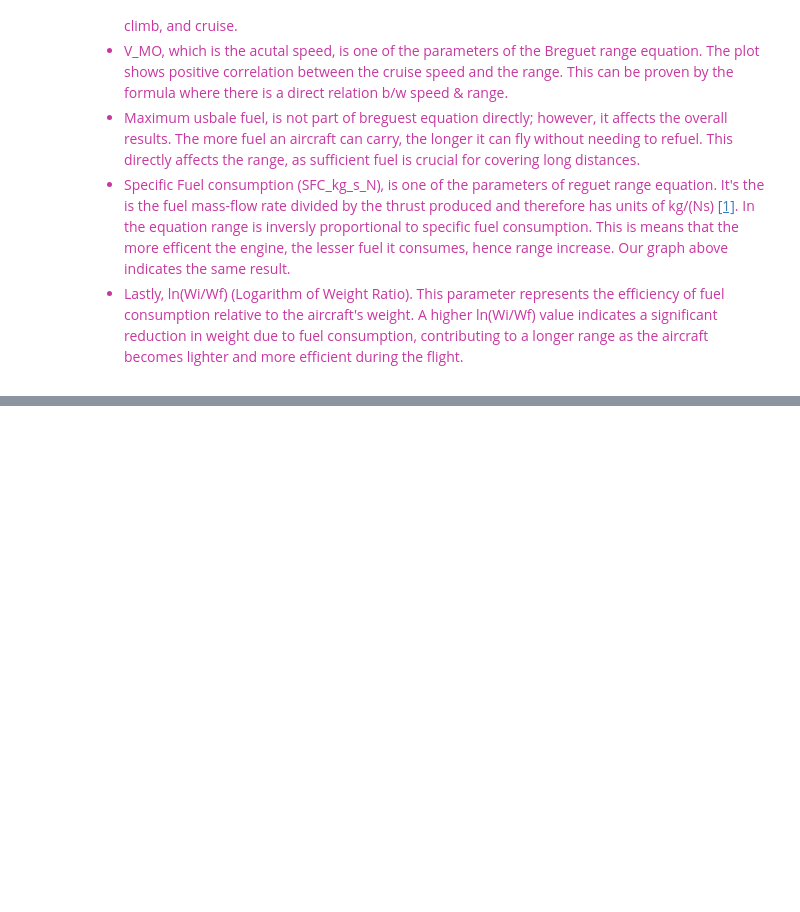
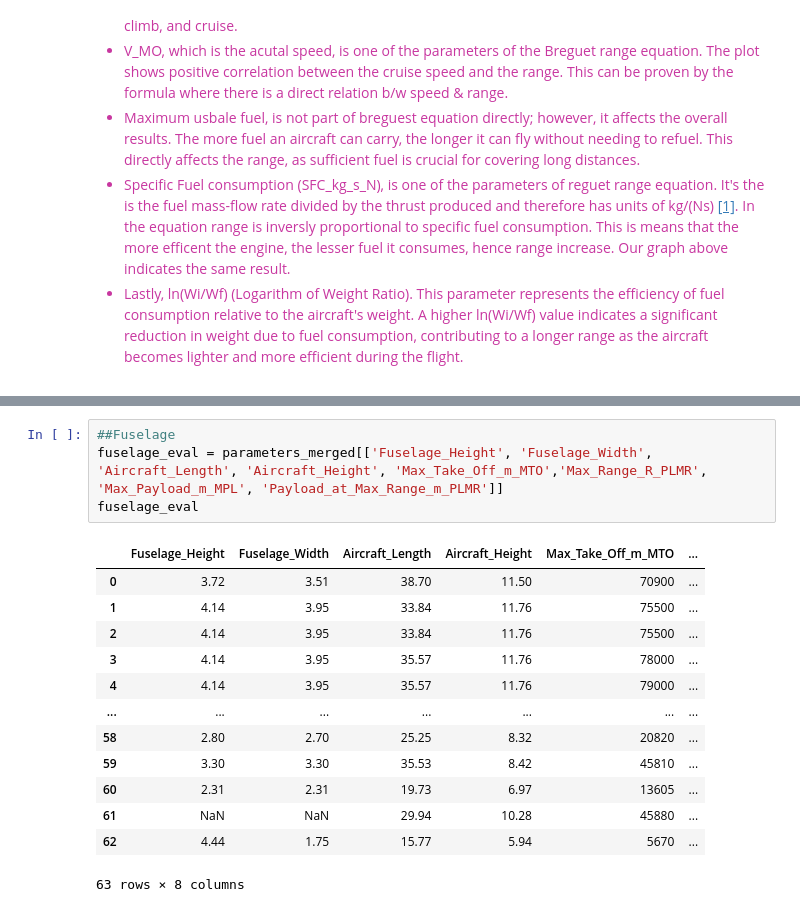
Before and after one commit to stahir01/Master-Thesis, a Jupyter notebook: Master_Thesis_Datasets_NewVersion.ipynb, the cells around one changed output, grey strips where cells are left out. Drawn from its saved outputs; the diff is of its cells as text; blank space fills up the shorter version.

```diff
--- a/Master_Thesis_Datasets_NewVersion.ipynb
+++ b/Master_Thesis_Datasets_NewVersion.ipynb
@@ -2391,0 +2414,18 @@ plt.show()
+# %%
+##Fuselage
+fuselage_eval = parameters_merged[['Fuselage_Height', 'Fuselage_Width', 'Aircraft_Length', 'Aircraft_Height', 'Max_Take_Off_m_MTO','Max_Range_R_PLMR', 'Max_Payload_m_MPL', 'Payload_at_Max_Range_m_PLMR']]
+fuselage_eval
+# %% [output]
+|  | Fuselage_Height | Fuselage_Width | Aircraft_Length | Aircraft_Height | Max_Take_Off_m_MTO | ... |
+| 0 | 3.72 | 3.51 | 38.70 | 11.50 | 70900 | ... |
+| 1 | 4.14 | 3.95 | 33.84 | 11.76 | 75500 | ... |
+| 2 | 4.14 | 3.95 | 33.84 | 11.76 | 75500 | ... |
+| 3 | 4.14 | 3.95 | 35.57 | 11.76 | 78000 | ... |
+| 4 | 4.14 | 3.95 | 35.57 | 11.76 | 79000 | ... |
+| ... | ... | ... | ... | ... | ... | ... |
+| 58 | 2.80 | 2.70 | 25.25 | 8.32 | 20820 | ... |
+| 59 | 3.30 | 3.30 | 35.53 | 8.42 | 45810 | ... |
+| 60 | 2.31 | 2.31 | 19.73 | 6.97 | 13605 | ... |
+| 61 | NaN | NaN | 29.94 | 10.28 | 45880 | ... |
+| 62 | 4.44 | 1.75 | 15.77 | 5.94 | 5670 | ... |
+63 rows × 8 columns
```
Also changed, not shown: parts of 9 cells of this notebook, 2 other files.
